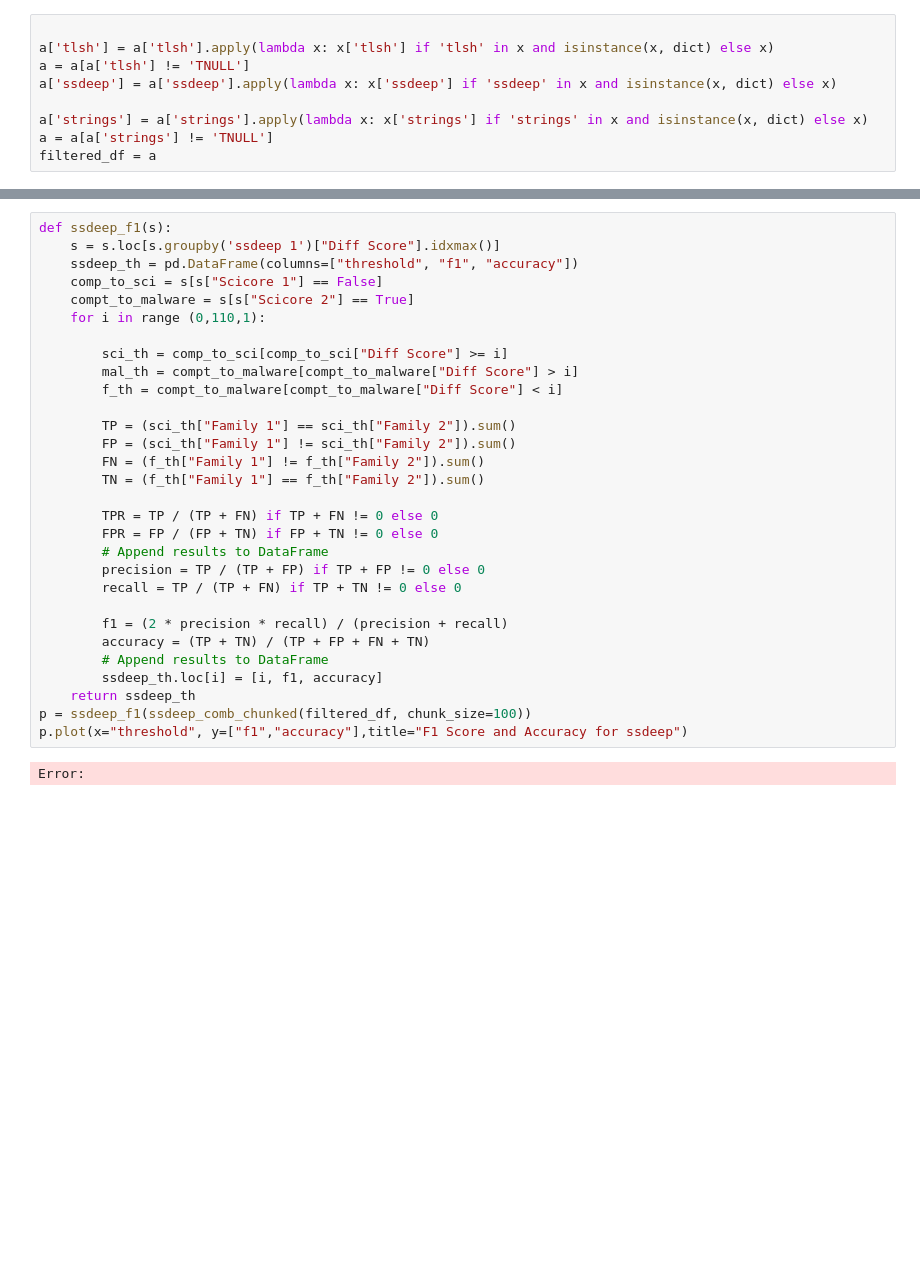
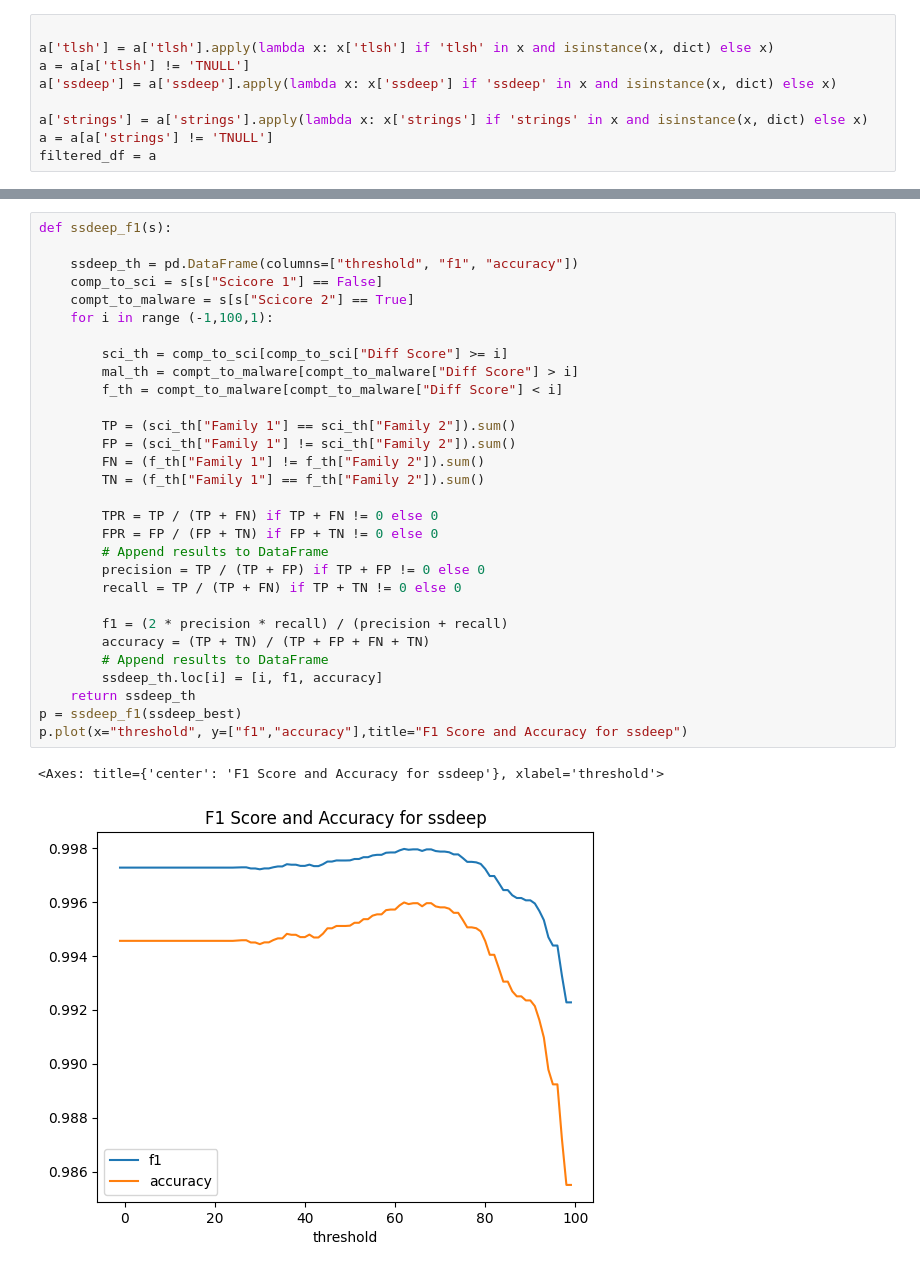
Before and after one commit to edizeqiri/obstkorb, a Jupyter notebook: Analysis/Malware.ipynb, the cells around one changed output, grey strips where cells are left out. Drawn from its saved outputs; the diff is of its cells as text; blank space fills up the shorter version.

```diff
--- a/Analysis/Malware.ipynb
+++ b/Analysis/Malware.ipynb
@@ -583,33 +361,34 @@ Error:
 # %%
 def ssdeep_f1(s):
-    s = s.loc[s.groupby('ssdeep 1')["Diff Score"].idxmax()]
+
     ssdeep_th = pd.DataFrame(columns=["threshold", "f1", "accuracy"])
     comp_to_sci = s[s["Scicore 1"] == False]
     compt_to_malware = s[s["Scicore 2"] == True]
-    for i in range (0,110,1):
+    for i in range (-1,100,1):
 
         sci_th = comp_to_sci[comp_to_sci["Diff Score"] >= i]
         mal_th = compt_to_malware[compt_to_malware["Diff Score"] > i]
         f_th = compt_to_malware[compt_to_malware["Diff Score"] < i]
 
         TP = (sci_th["Family 1"] == sci_th["Family 2"]).sum()
         FP = (sci_th["Family 1"] != sci_th["Family 2"]).sum()
         FN = (f_th["Family 1"] != f_th["Family 2"]).sum()
         TN = (f_th["Family 1"] == f_th["Family 2"]).sum()
 
         TPR = TP / (TP + FN) if TP + FN != 0 else 0
         FPR = FP / (FP + TN) if FP + TN != 0 else 0
         # Append results to DataFrame
         precision = TP / (TP + FP) if TP + FP != 0 else 0
         recall = TP / (TP + FN) if TP + TN != 0 else 0
 
         f1 = (2 * precision * recall) / (precision + recall)
         accuracy = (TP + TN) / (TP + FP + FN + TN)
         # Append results to DataFrame
         ssdeep_th.loc[i] = [i, f1, accuracy]
     return ssdeep_th
-p = ssdeep_f1(ssdeep_comb_chunked(filtered_df, chunk_size=100))
+p = ssdeep_f1(ssdeep_best)
 p.plot(x="threshold", y=["f1","accuracy"],title="F1 Score and Accuracy for ssdeep")
 # %% [output]
-Error:
+<Axes: title={'center': 'F1 Score and Accuracy for ssdeep'}, xlabel='threshold'>
+[figure, added]
 # %%
```
Also changed, not shown: parts of 44 cells of this notebook, 12 other files.
